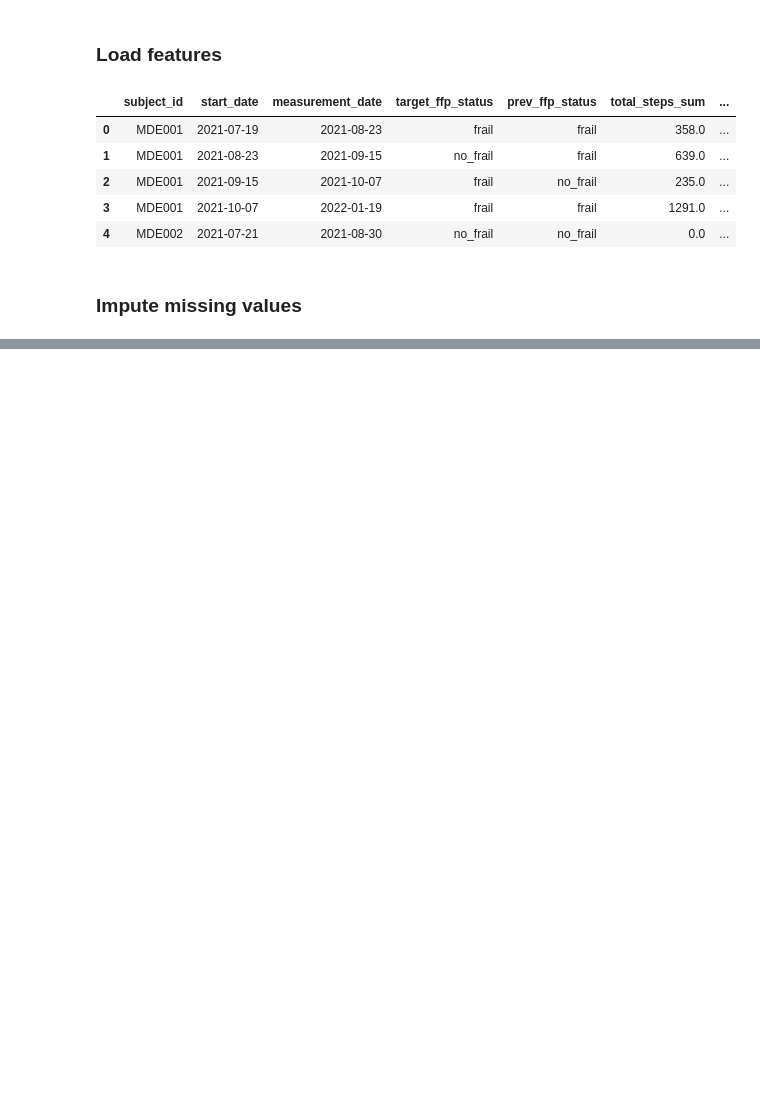
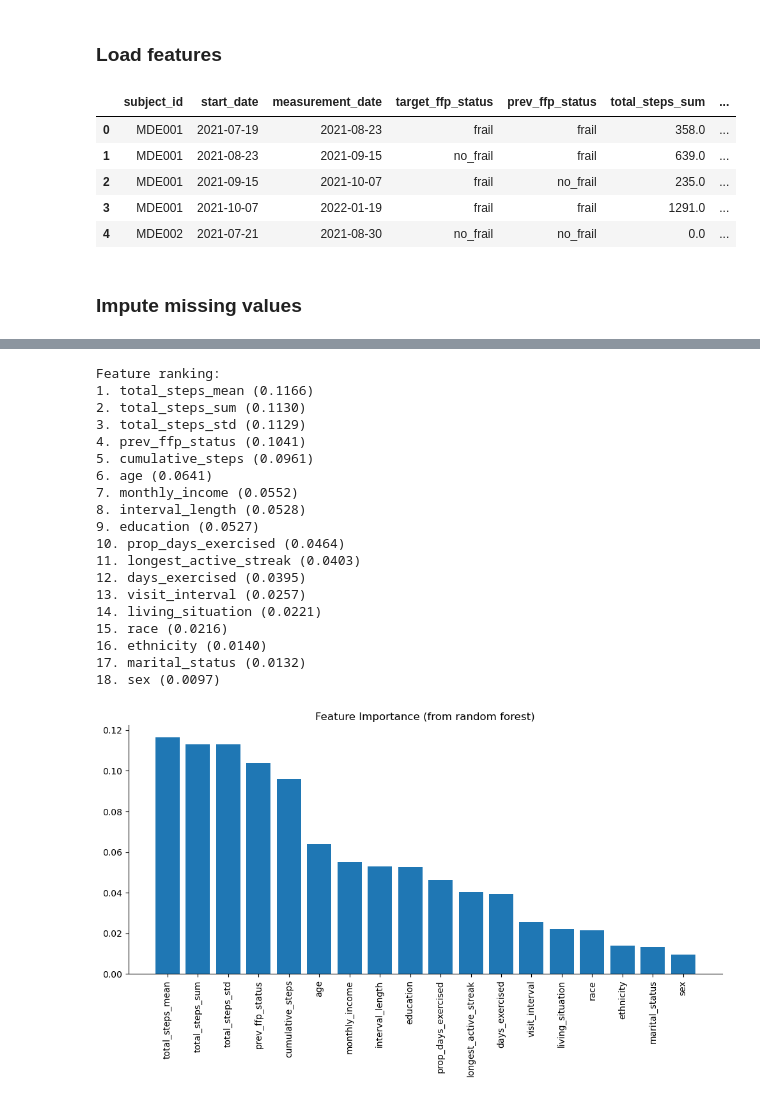
Before and after one commit to OHNLP/activity_tracker, a Jupyter notebook: notebooks/train.ipynb, the cells around one changed output, grey strips where cells are left out. Saved outputs shown, nothing was run; the diff lists cells and outputs as text; code cells hidden in the pictures; blank space fills up the shorter version.

Commit message:
fit random forest classifier

```diff
--- a/notebooks/train.ipynb
+++ b/notebooks/train.ipynb
@@ -110,0 +139,43 @@ class
+# %%
+import matplotlib.pyplot as plt
+import numpy as np
+import seaborn as sns
+
+# Fit on all data (or use the last fold's model)
+clf.fit(X, y)
+importances = clf.feature_importances_
+indices = np.argsort(importances)[::-1]
+
+# Print feature ranking
+print("Feature ranking:")
+for f in range(X.shape[1]):
+    print(f"{f + 1}. {X.columns[indices[f]]} ({importances[indices[f]]:.4f})")
+
+plt.figure(figsize=(10, 6))
+plt.title("Feature Importance (from random forest)")
+plt.bar(range(X.shape[1]), importances[indices], align="center")
+plt.xticks(range(X.shape[1]), X.columns[indices], rotation=90)
+plt.tight_layout()
+sns.despine()
+plt.show()
+# %% [output]
+Feature ranking:
+1. total_steps_mean (0.1166)
+2. total_steps_sum (0.1130)
+3. total_steps_std (0.1129)
+4. prev_ffp_status (0.1041)
+5. cumulative_steps (0.0961)
+6. age (0.0641)
+7. monthly_income (0.0552)
+8. interval_length (0.0528)
+9. education (0.0527)
+10. prop_days_exercised (0.0464)
+11. longest_active_streak (0.0403)
+12. days_exercised (0.0395)
+13. visit_interval (0.0257)
+14. living_situation (0.0221)
+15. race (0.0216)
+16. ethnicity (0.0140)
+17. marital_status (0.0132)
+18. sex (0.0097)
+[figure, added]
```
Also changed, not shown: parts of 9 cells of this notebook.
